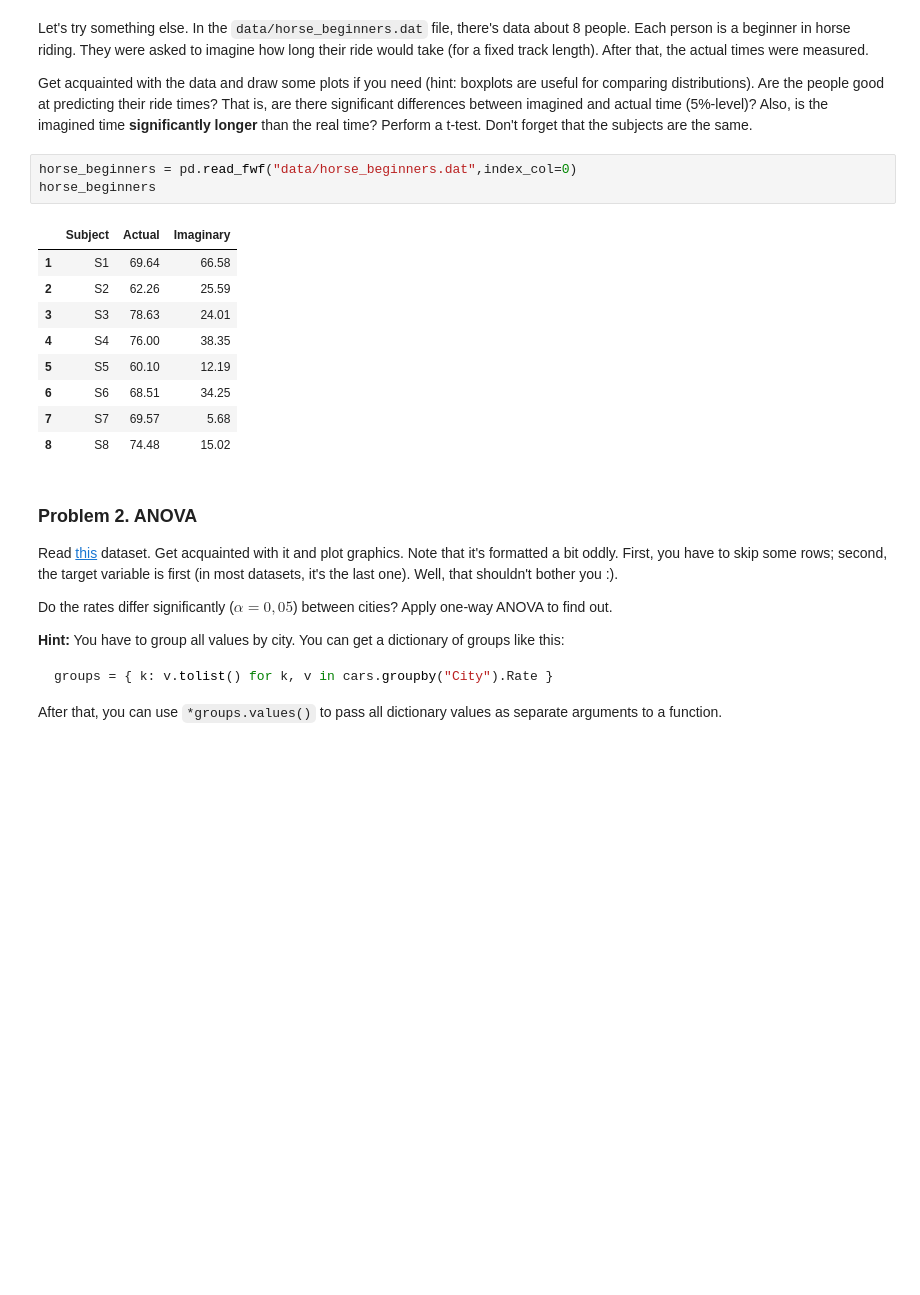
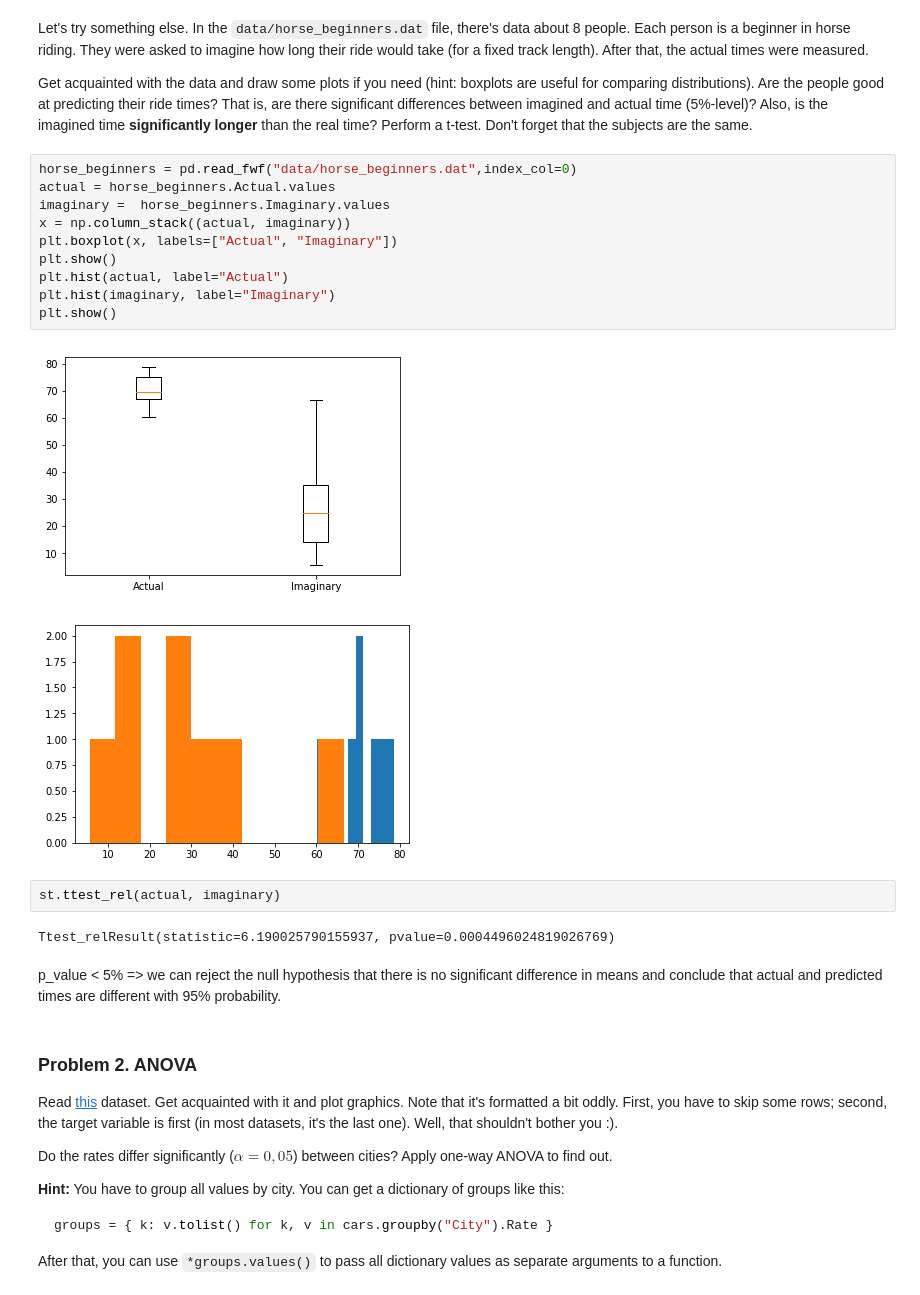
Before and after one commit to HristoRaykov/ArtIntelligence-04.2019, a Jupyter notebook: MathConcepts/07.HypothesisTesting/14. Hypothesis-Testing-Exercise/Hypothesis Testing Exercise.ipynb, the cells around one changed output. Cells and saved outputs as stored; diff of their text form; blank space fills up the shorter version.

Commit message:
Hypothesis testing exercise solutions added.

```diff
--- a/MathConcepts/07.HypothesisTesting/14. Hypothesis-Testing-Exercise/Hypothesis Testing Exercise.ipynb
+++ b/MathConcepts/07.HypothesisTesting/14. Hypothesis-Testing-Exercise/Hypothesis Testing Exercise.ipynb
@@ -60,19 +60,25 @@ Ttest_indResult(statistic=5.449408286824236, pvalue=5.424555437935176e-08)
 Let's try something else. In the `data/horse_beginners.dat` file, there's data about 8 people. Each person is a beginner in horse riding. They were asked to imagine how long their ride would take (for a fixed track length). After that, the actual times were measured.
 
 Get acquainted with the data and draw some plots if you need (hint: boxplots are useful for comparing distributions). Are the people good at predicting their ride times? That is, are there significant differences between imagined and actual time (5%-level)? Also, is the imagined time **significantly longer** than the real time? Perform a t-test. Don't forget that the subjects are the same.
-# %%
-horse_beginners = pd.read_fwf("data/horse_beginners.dat",index_col=0)
-horse_beginners
-# %% [output]
-|  | Subject | Actual | Imaginary |
-| 1 | S1 | 69.64 | 66.58 |
-| 2 | S2 | 62.26 | 25.59 |
-| 3 | S3 | 78.63 | 24.01 |
-| 4 | S4 | 76.00 | 38.35 |
-| 5 | S5 | 60.10 | 12.19 |
-| 6 | S6 | 68.51 | 34.25 |
-| 7 | S7 | 69.57 | 5.68 |
-| 8 | S8 | 74.48 | 15.02 |
+# %%
+horse_beginners = pd.read_fwf("data/horse_beginners.dat",index_col=0)
+actual = horse_beginners.Actual.values
+imaginary =  horse_beginners.Imaginary.values
+x = np.column_stack((actual, imaginary))
+plt.boxplot(x, labels=["Actual", "Imaginary"])
+plt.show()
+plt.hist(actual, label="Actual")
+plt.hist(imaginary, label="Imaginary")
+plt.show()
+# %% [output]
+[figure, added]
+[figure, added]
+# %%
+st.ttest_rel(actual, imaginary)
+# %% [output]
+Ttest_relResult(statistic=6.190025790155937, pvalue=0.0004496024819026769)
+# %% [markdown]
+p_value < 5% => we can reject the null hypothesis that there is no significant difference in means and conclude that actual and predicted times are different with 95% probability.
 # %% [markdown]
 ### Problem 2. ANOVA
 Read [this](http://www.itl.nist.gov/div898/education/anova/newcar.dat) dataset. Get acquainted with it and plot graphics. Note that it's formatted a bit oddly. First, you have to skip some rows; second, the target variable is first (in most datasets, it's the last one). Well, that shouldn't bother you :).
```
Also changed, not shown: parts of 15 cells of this notebook.
